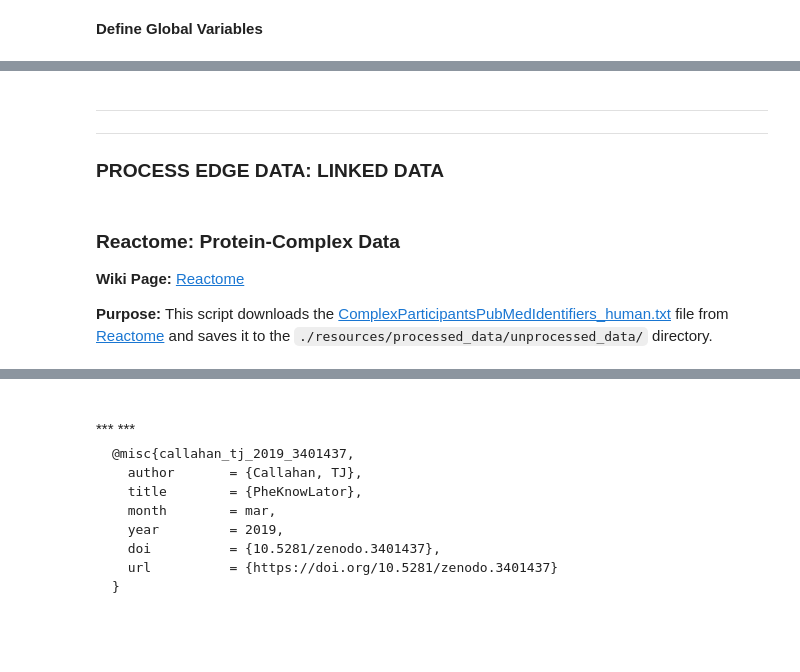
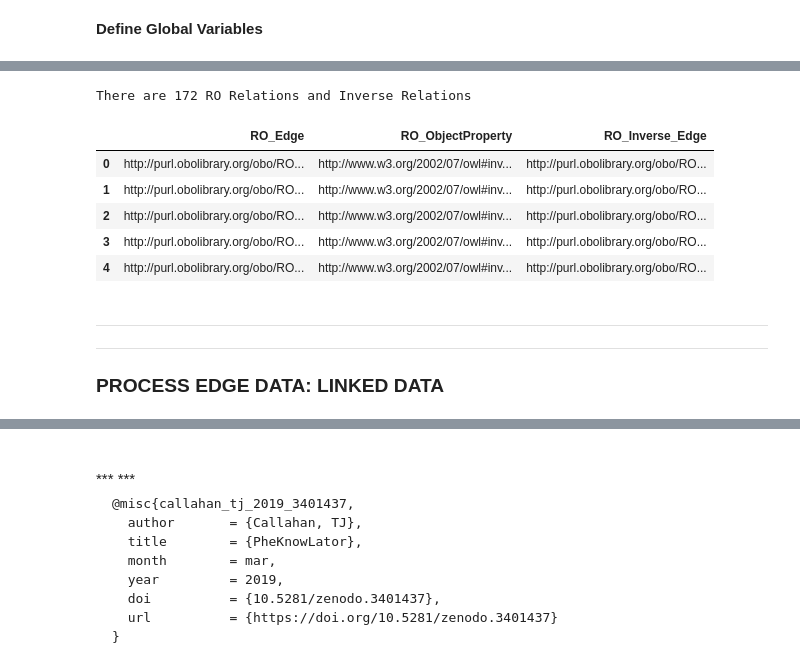
Before and after one commit to callahantiff/PheKnowLator, a Jupyter notebook: scripts/python/Data_Preparation.ipynb, the cells around one changed output, grey strips where cells are left out. Cells and saved outputs as stored; diff of their text form; code cells hidden in the pictures; blank space fills up the shorter version.

```diff
--- a/scripts/python/Data_Preparation.ipynb
+++ b/scripts/python/Data_Preparation.ipynb
@@ -904,11 +835,24 @@ nx.number_connected_components(mdg2.to_undirected())
+# %%
+# preview data
+ro_data = pandas.read_csv(processed_data_location + 'RO_INVERSE_RELATIONS.txt',
+                       header = None,
+                       names=['RO_Edge', 'RO_ObjectProperty', 'RO_Inverse_Edge'],
+                       delimiter = '\t')
+
+print('There are {edge_count} RO Relations and Inverse Relations'.format(edge_count=len(ro_data)))
+# %% [output]
+There are 172 RO Relations and Inverse Relations
+# %%
+ro_data.head(n=5)
+# %% [output]
+|  | RO_Edge | RO_ObjectProperty | RO_Inverse_Edge |
+| 0 | http://purl.obolibrary.org/obo/RO... | http://www.w3.org/2002/07/owl#inv... | http://purl.obolibrary.org/obo/RO... |
+| 1 | http://purl.obolibrary.org/obo/RO... | http://www.w3.org/2002/07/owl#inv... | http://purl.obolibrary.org/obo/RO... |
+| 2 | http://purl.obolibrary.org/obo/RO... | http://www.w3.org/2002/07/owl#inv... | http://purl.obolibrary.org/obo/RO... |
+| 3 | http://purl.obolibrary.org/obo/RO... | http://www.w3.org/2002/07/owl#inv... | http://purl.obolibrary.org/obo/RO... |
+| 4 | http://purl.obolibrary.org/obo/RO... | http://www.w3.org/2002/07/owl#inv... | http://purl.obolibrary.org/obo/RO... |
 # %% [markdown]
 ***
 ***
 
 ### PROCESS EDGE DATA: LINKED DATA
-# %% [markdown]
-### Reactome: Protein-Complex Data <a class="anchor" id="reactome-protein-complex"></a>
-
-**Wiki Page:** [Reactome](https://github.com/callahantiff/PheKnowLator/wiki/v2-Data-Sources/#reactome-pathway-database)
-
-**Purpose:** This script downloads the [ComplexParticipantsPubMedIdentifiers_human.txt](https://reactome.org/download/current/ComplexParticipantsPubMedIdentifiers_human.txt) file from [Reactome](https://reactome.org) and saves it to the `./resources/processed_data/unprocessed_data/` directory.
```
Also changed, not shown: parts of 224 cells of this notebook, 1 other file.
